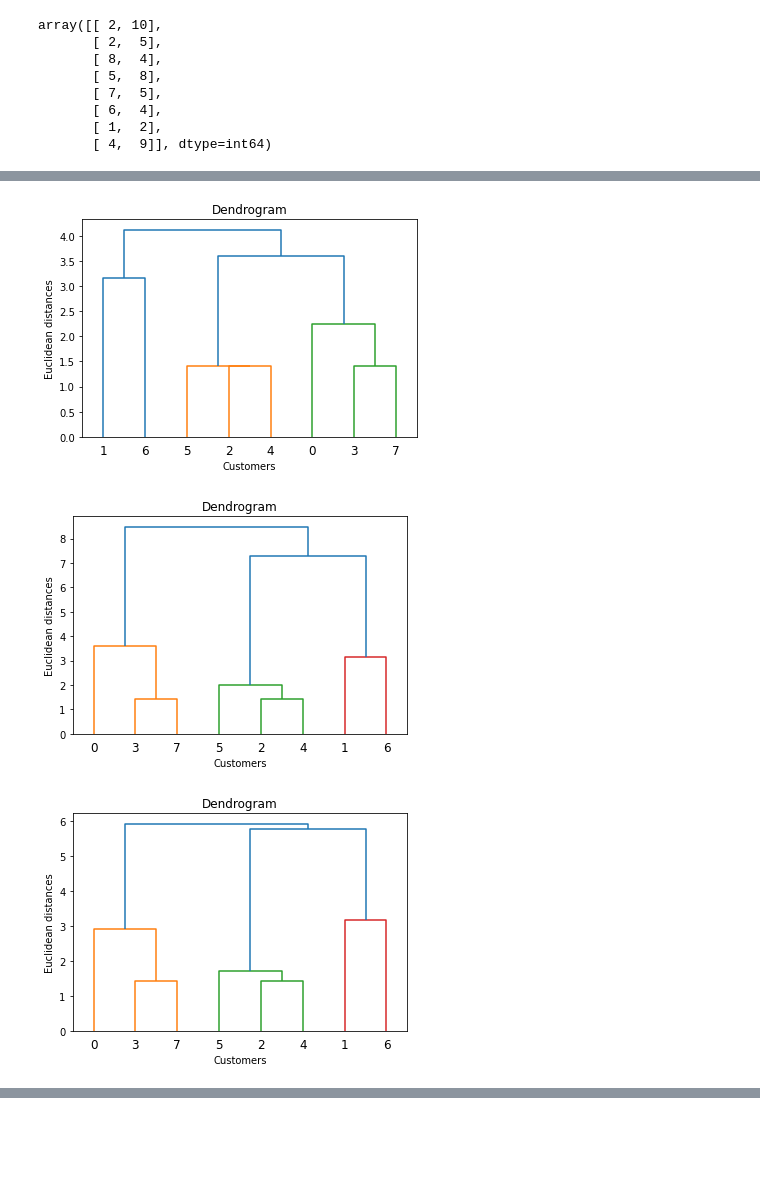
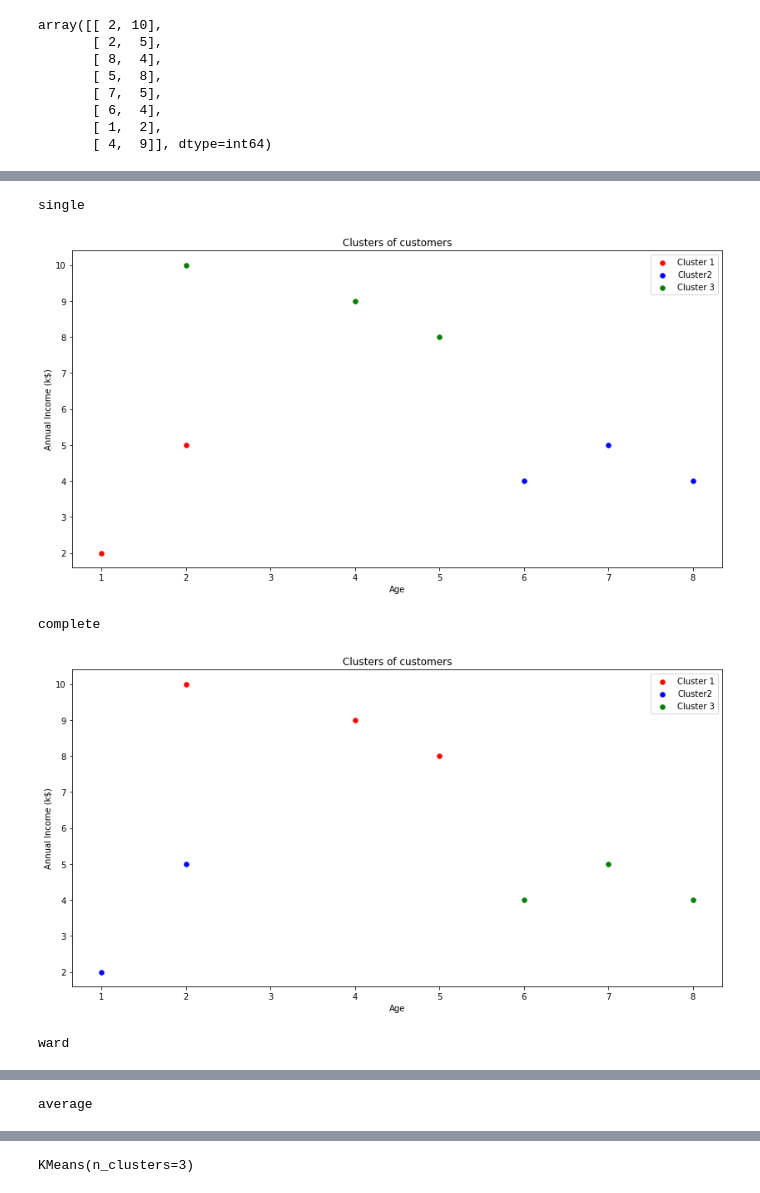
Before and after one commit to Dikshit28/python_code, a Jupyter notebook: Lab/Kmeans_numerical.ipynb, the cells around one changed output, grey strips where cells are left out. Saved outputs shown, nothing was run; the diff lists cells and outputs as text; code cells hidden in the pictures; blank space fills up the shorter version.

```diff
--- a/Lab/Kmeans_numerical.ipynb
+++ b/Lab/Kmeans_numerical.ipynb
@@ -32,12 +32,15 @@ array([[ 2, 10],
        [ 1,  2],
        [ 4,  9]], dtype=int64)
 # %%
-# Using the dendrogram to find the optimal number of clusters
-import scipy.cluster.hierarchy as sch    #this library contains tools for hierarchical clustering and building the dendrograms
-dendrogram = sch.dendrogram(sch.linkage(X, method = 'ward'))    #linkage is an algorithm of hierarchical clustering
-#ward method is used to minimize variance in cluster
-plt.title('Dendrogram')
-plt.xlabel('Customers')
-plt.ylabel('Euclidean distances')
-plt.show()
+# A loop that iterates over the list `types` and prints the value of `i` in each iteration.
+import scipy.cluster.hierarchy as sch
+types=['single','complete','ward','average']
+for i in types:
+    print(i)
+    dendrogram = sch.dendrogram(sch.linkage(X, method = i))
+    plt.title('Dendrogram')
+    plt.xlabel('Customers')
+    plt.ylabel('Euclidean distances')
+
+    plt.show()
 # %% [output]
@@ -45,33 +54,0 @@ plt.show()
-# %%
-# Using the dendrogram to find the optimal number of clusters
-import scipy.cluster.hierarchy as sch    #this library contains tools for hierarchical clustering and building the dendrograms
-dendrogram = sch.dendrogram(sch.linkage(X, method = 'single'))    #linkage is an algorithm of hierarchical clustering
-#ward method is used to minimize variance in cluster
-plt.title('Dendrogram')
-plt.xlabel('Customers')
-plt.ylabel('Euclidean distances')
-plt.show()
-# %% [output]
-[figure, removed]
-# %%
-# Using the dendrogram to find the optimal number of clusters
-import scipy.cluster.hierarchy as sch    #this library contains tools for hierarchical clustering and building the dendrograms
-dendrogram = sch.dendrogram(sch.linkage(X, method = 'complete'))    #linkage is an algorithm of hierarchical clustering
-#ward method is used to minimize variance in cluster
-plt.title('Dendrogram')
-plt.xlabel('Customers')
-plt.ylabel('Euclidean distances')
-plt.show()
-# %% [output]
-[figure, removed]
-# %%
-# Using the dendrogram to find the optimal number of clusters
-import scipy.cluster.hierarchy as sch    #this library contains tools for hierarchical clustering and building the dendrograms
-dendrogram = sch.dendrogram(sch.linkage(X, method = 'average'))    #linkage is an algorithm of hierarchical clustering
-#ward method is used to minimize variance in cluster
-plt.title('Dendrogram')
-plt.xlabel('Customers')
-plt.ylabel('Euclidean distances')
-plt.show()
-# %% [output]
-[figure, removed]
@@ -77,0 +58,21 @@ plt.show()
+# %%
+for i in types:
+    print(i)
+    hc = AgglomerativeClustering(n_clusters = 3, affinity = 'euclidean', linkage =i)
+    y_hc = hc.fit_predict(X)
+    # Visualising the clusters
+    plt.figure(figsize=(14,7))
+    plt.scatter(X[y_hc == 0, 0], X[y_hc == 0, 1], s = 30, c = 'red', label = 'Cluster 1')
+    plt.scatter(X[y_hc == 1, 0], X[y_hc == 1, 1], s = 30, c = 'blue', label = 'Cluster2')
+    plt.scatter(X[y_hc == 2, 0], X[y_hc == 2, 1], s = 30, c = 'green', label = 'Cluster 3')
+    plt.title('Clusters of customers')
+    plt.xlabel('Age')
+    plt.ylabel('Annual Income (k$)')
+    plt.legend()
+    plt.show()
+# %% [output]
+single
+[figure, added]
+complete
+[figure, added]
+ward
@@ -77,0 +80 @@ plt.show()
+average
@@ -77,0 +82,5 @@ plt.show()
+# %%
+kmeanModel = KMeans(n_clusters=3,init = 'k-means++')
+kmeanModel.fit(X)
+# %% [output]
+KMeans(n_clusters=3)
```
Also changed, not shown: parts of 11 cells of this notebook, 7 other files.
